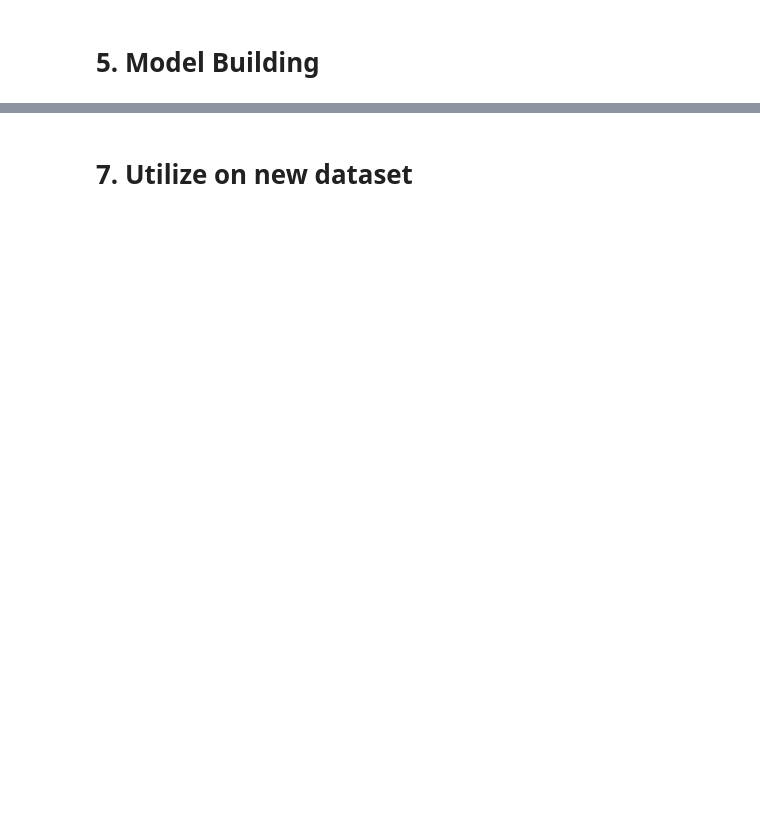
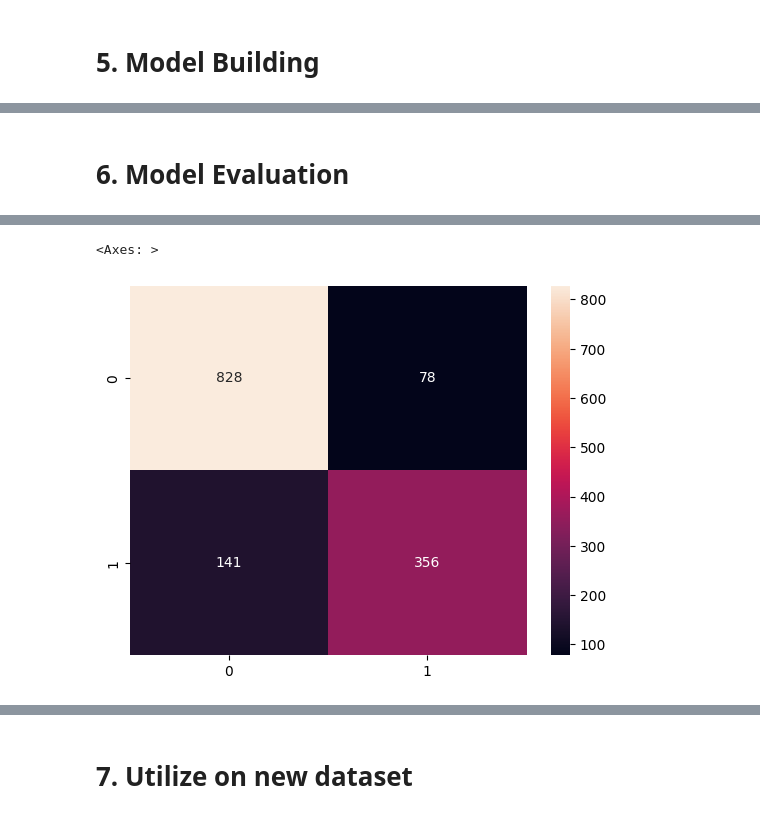
Before and after one commit to hynhuynh/Crawling-data-VNese_sentiment_analysis_by_CNN_BiLSTM, a Jupyter notebook: CNN_and_Bi_LSTM_Vietnamese_sentiment_analysis.ipynb, the cells around one changed output, grey strips where cells are left out. Cells and saved outputs as stored; diff of their text form; code cells hidden in the pictures; blank space fills up the shorter version.

```diff
--- a/CNN_and_Bi_LSTM_Vietnamese_sentiment_analysis.ipynb
+++ b/CNN_and_Bi_LSTM_Vietnamese_sentiment_analysis.ipynb
@@ -345,0 +339,16 @@ model.evaluate(X_test,y_test)
+# %% [markdown]
+# **6. Model Evaluation**
+# %%
+y_pred = model.predict(X_test)
+
+y_prediction = []
+for i in y_pred:
+  y_prediction.append(np.argmax(i))
+
+y_true = []
+for i in y_test:
+  y_true.append(np.argmax(i))
+
+cm = confusion_matrix(y_true,y_prediction)
+sns.heatmap(cm, annot = True, fmt='d')
+# %% [output]
@@ -345,0 +356,2 @@ model.evaluate(X_test,y_test)
+<Axes: >
+[figure, added]
```
Also changed, not shown: parts of 15 cells of this notebook.
